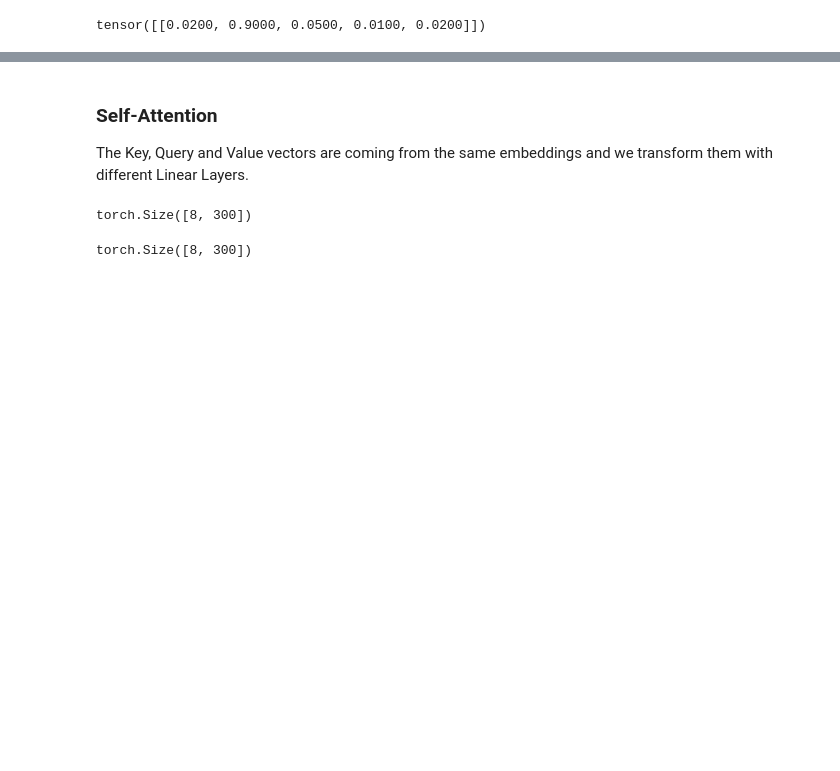
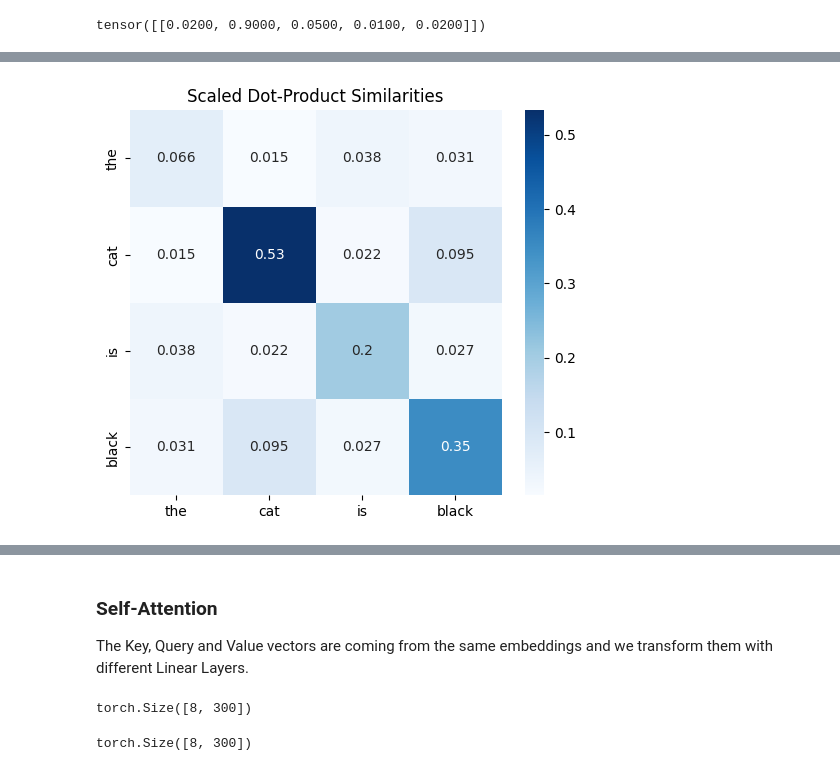
Before and after one commit to TheBarbaraIsTaken/AIOlimpia-NLP, a Jupyter notebook: study_materials/02_transformer_basics.ipynb, the cells around one changed output, grey strips where cells are left out. Drawn from its saved outputs; the diff is of its cells as text; code cells hidden in the pictures; blank space fills up the shorter version.

```diff
--- a/study_materials/02_transformer_basics.ipynb
+++ b/study_materials/02_transformer_basics.ipynb
@@ -111,0 +168,4 @@ tensor([0.0248, 0.0120, 0.0212])
+# %%
+plot_similarities(scaled_similarities, words, title="Scaled Dot-Product Similarities")
+# %% [output]
+[figure, added]
```
Also changed, not shown: parts of 21 cells of this notebook, 4 other files.
